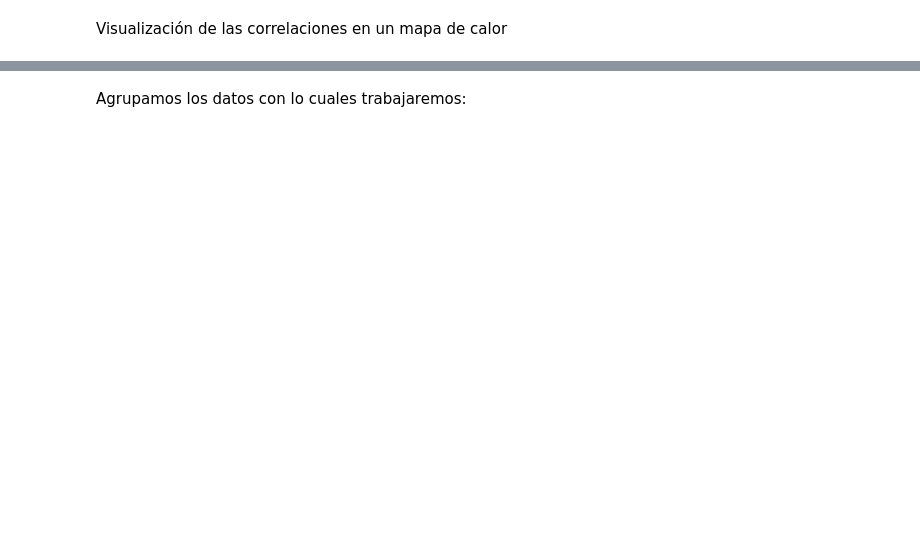
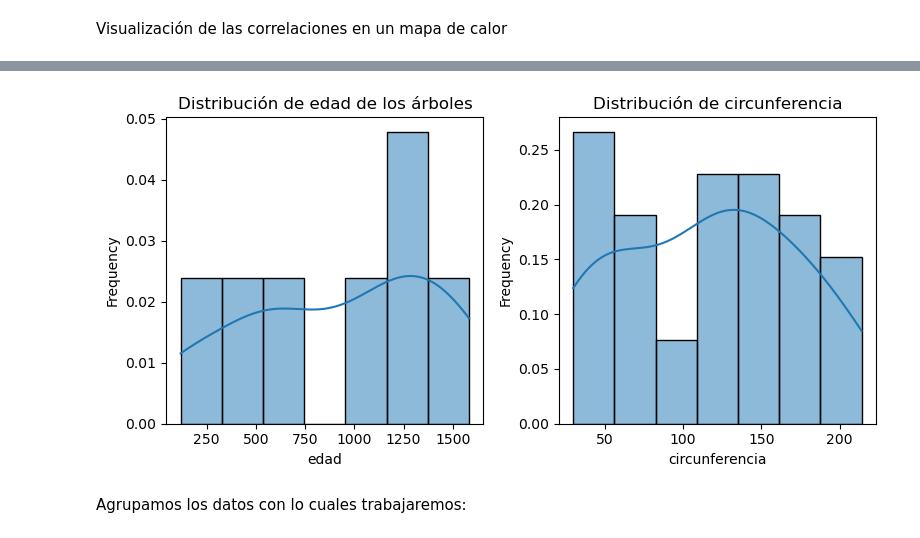
Before and after one commit to cezarrtdr/Dise-os-Experimentales, a Jupyter notebook: Regresion_simple.ipynb, the cells around one changed output, grey strips where cells are left out. Saved outputs shown, nothing was run; the diff lists cells and outputs as text; code cells hidden in the pictures; blank space fills up the shorter version.

```diff
--- a/Regresion_simple.ipynb
+++ b/Regresion_simple.ipynb
@@ -89,3 +200,20 @@ plt.show()
+# %%
+plt.figure(figsize=(8,4))
+
+plt.subplot(1, 2, 1)
+sns.histplot(df["age"], kde=True, stat='frequency')
+plt.title('Distribución de edad de los árboles')
+plt.xlabel('edad')
+
+plt.subplot(1,2,2)
+sns.histplot(df["circumference"], kde=True, stat='frequency')
+plt.title("Distribución de circunferencia")
+plt.xlabel('circunferencia')
+
+plt.tight_layout()
+plt.show()
+# %% [output]
+[figure, added]
 # %% [markdown]
 Agrupamos los datos con lo cuales trabajaremos:
 # %%
```
Also changed, not shown: parts of 25 cells of this notebook.
